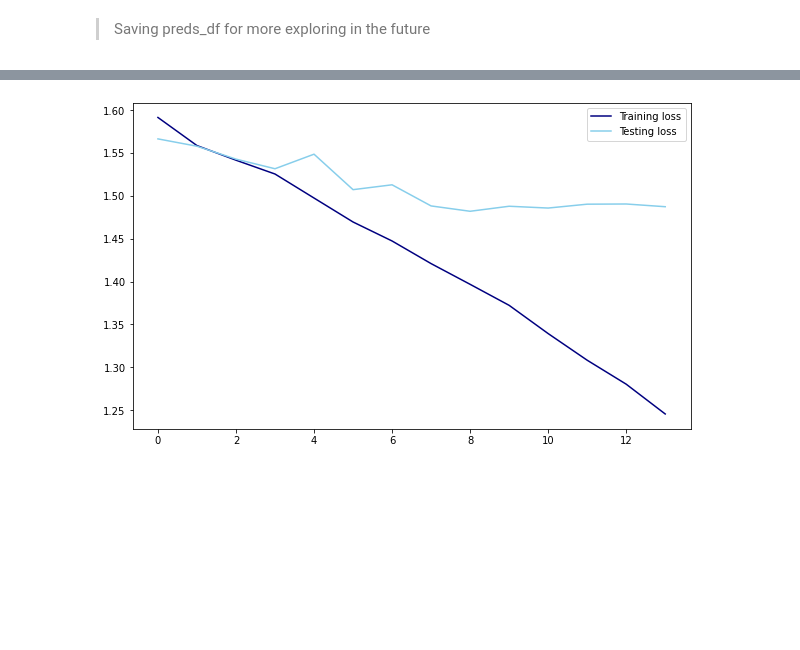
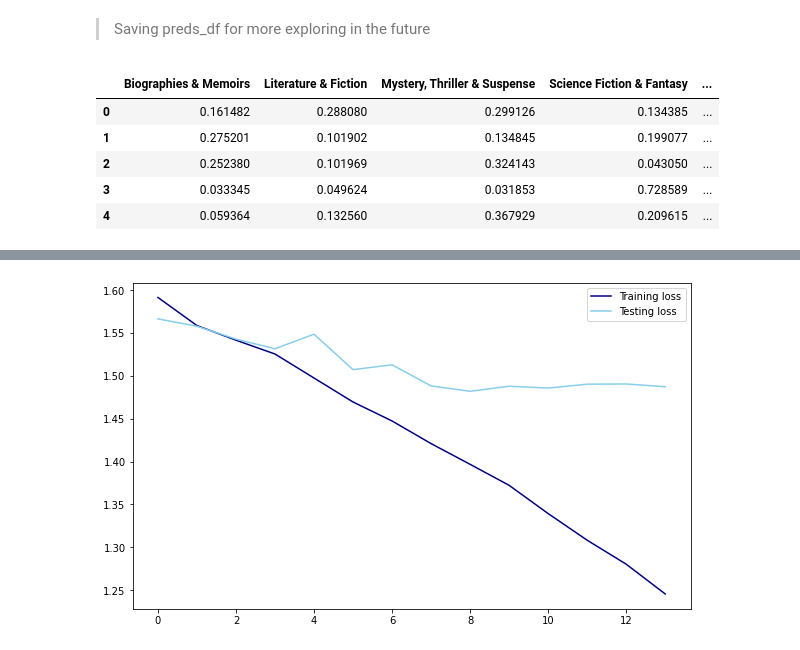
Before and after one commit to jpetersen626/book_cover_classification, a Jupyter notebook: code/06_Modeling_Genre_2.ipynb, the cells around one changed output, grey strips where cells are left out. Cells and saved outputs as stored; diff of their text form; code cells hidden in the pictures; blank space fills up the shorter version.

```diff
--- a/code/06_Modeling_Genre_2.ipynb
+++ b/code/06_Modeling_Genre_2.ipynb
@@ -370,6 +370,17 @@ preds_df['predicted'] = preds_df['predicted'].map(d)
 > Saving preds_df for more exploring in the future
 # %%
 preds_df.to_csv('/content/drive/MyDrive/datasets/capstone/genre_preds.csv', index=False)
+# %%
+preds_df = pd.read_csv('../data/genre_preds.csv')
+# %%
+preds_df.head()
+# %% [output]
+|  | Biographies & Memoirs | Literature & Fiction | Mystery, Thriller & Suspense | Science Fiction & Fantasy | ... |
+| 0 | 0.161482 | 0.288080 | 0.299126 | 0.134385 | ... |
+| 1 | 0.275201 | 0.101902 | 0.134845 | 0.199077 | ... |
+| 2 | 0.252380 | 0.101969 | 0.324143 | 0.043050 | ... |
+| 3 | 0.033345 | 0.049624 | 0.031853 | 0.728589 | ... |
+| 4 | 0.059364 | 0.132560 | 0.367929 | 0.209615 | ... |
 # %%
 misclassifications = preds_df[preds_df['true'] != preds_df['predicted']]
 correct_preds = preds_df[preds_df['true'] == preds_df['predicted']]
```
Also changed, not shown: parts of 9 cells of this notebook, 23 other files.
